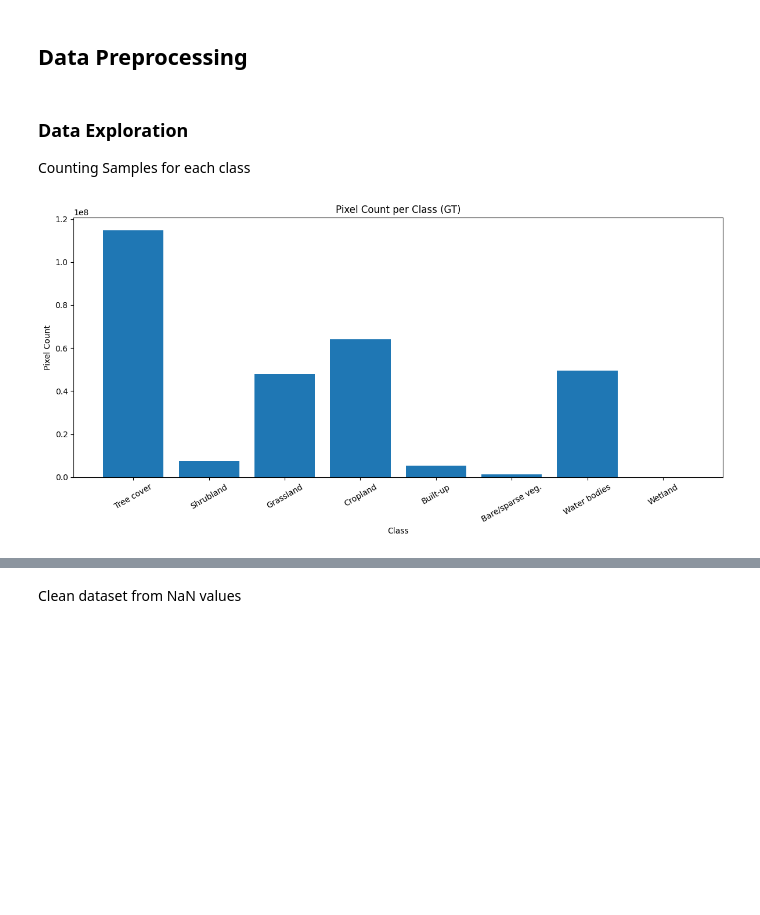
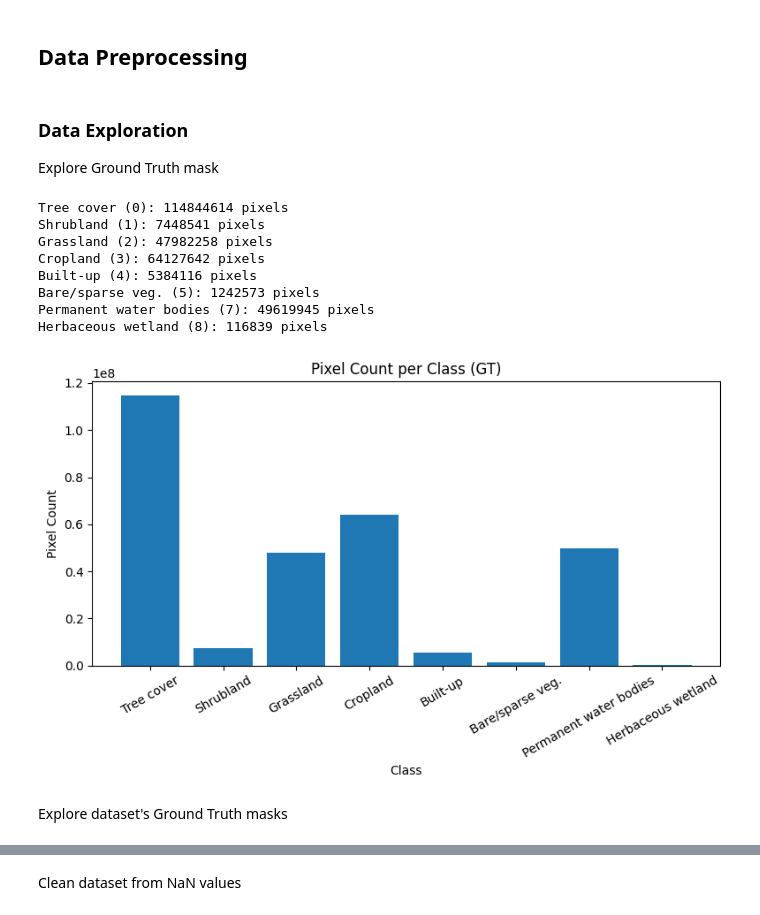
Before and after one commit to pervolarakis2001/land_cover_mapping, a Jupyter notebook: pipeline.ipynb, the cells around one changed output, grey strips where cells are left out. Drawn from its saved outputs; the diff is of its cells as text; code cells hidden in the pictures; blank space fills up the shorter version.

```diff
--- a/pipeline.ipynb
+++ b/pipeline.ipynb
@@ -46,13 +47,12 @@ print(len(dataset))
 ## Data Preprocessing
 # %% [markdown]
 ### Data Exploration
-Counting Samples for each class
+Explore Ground Truth mask
 # %%
 import rasterio
 import numpy as np
 import matplotlib.pyplot as plt
 
-# Class name mapping
 class_names = {
     0: "Tree cover",
     1: "Shrubland",
@@ -61,13 +61,11 @@ class_names = {
     4: "Built-up",
     5: "Bare/sparse veg.",
     6: "Snow and ice",
-    7: "Water bodies",
-    8: "Wetland",
+    7: "Permanent water bodies",
+    8: "Herbaceous wetland",
     9: "Mangroves",
     10: "Moss/lichen",
 }
-
-# WorldCover to index mapping
 label_mapping = {
     10: 0,
     20: 1,
@@ -78,40 +76,48 @@ label_mapping = {
     70: 6,
     80: 7,
     90: 8,
     95: 9,
     100: 10,
 }
 
-# Load ground truth mask
 gt_path = "data/ground_truth/GBDA24_ex2_ref_data.tif"
 with rasterio.open(gt_path) as src:
     raw_mask = src.read(1)
 
-# Create new integer mask initialized with -1 (invalid)
 mask = np.full(raw_mask.shape, fill_value=-1, dtype=np.int16)
 
-# Remap WorldCover values to class indices
 for raw_val, new_val in label_mapping.items():
     mask[raw_mask == raw_val] = new_val
 
-# Filter out invalid values
 mask = mask[mask != -1]
 
-# Count pixel occurrences per class
 unique_classes, counts = np.unique(mask, return_counts=True)
 labels = [class_names[c] for c in unique_classes]
 
+for c, count in zip(unique_classes, counts):
+    print(f"{class_names[c]} ({c}): {count} pixels")
+
 # Plot
-plt.figure(figsize=(12, 6))
+plt.figure(figsize=(8, 5))
 plt.bar(labels, counts)
 plt.title("Pixel Count per Class (GT)")
 plt.ylabel("Pixel Count")
 plt.xlabel("Class")
 plt.xticks(rotation=30)
 plt.tight_layout()
 plt.show()
 # %% [output]
+Tree cover (0): 114844614 pixels
+Shrubland (1): 7448541 pixels
+Grassland (2): 47982258 pixels
+Cropland (3): 64127642 pixels
+Built-up (4): 5384116 pixels
+Bare/sparse veg. (5): 1242573 pixels
+Permanent water bodies (7): 49619945 pixels
+Herbaceous wetland (8): 116839 pixels
-[figure, old version]
+[figure, new version]
+# %% [markdown]
+Explore dataset's Ground Truth masks
 # %%
 pixel_class_counts = Counter()
 for i in range(len(dataset)):
```
Also changed, not shown: parts of 35 cells of this notebook, 3 other files.
